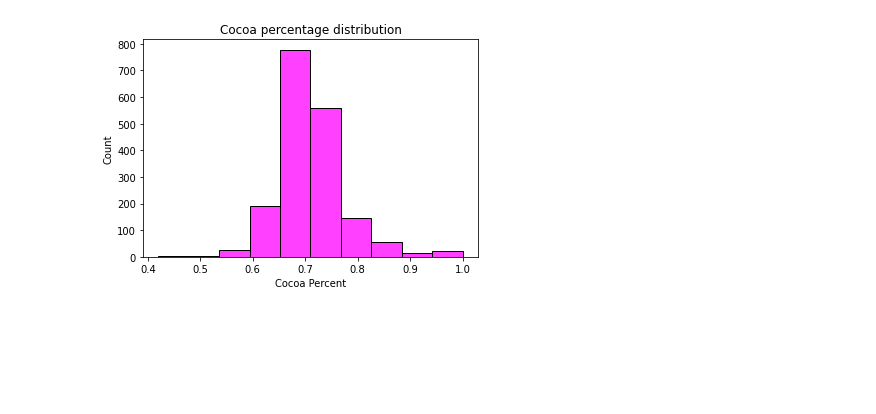
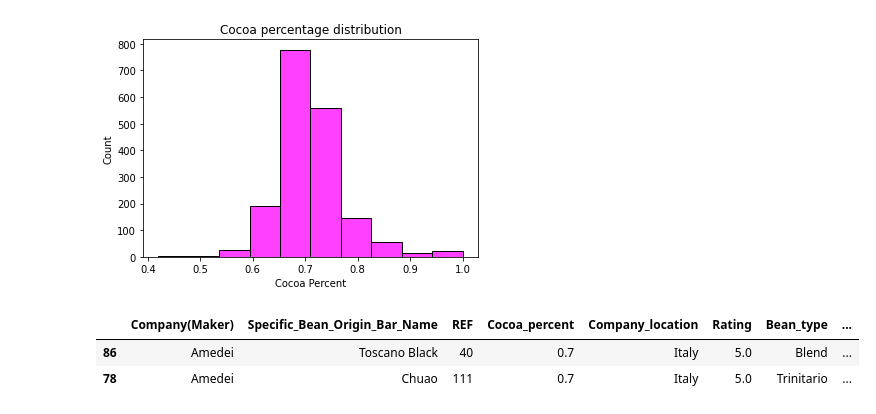
Before and after one commit to thinkinchicken/Project-2, a Jupyter notebook: Project_2.ipynb, the cells around one changed output. Drawn from its saved outputs; the diff is of its cells as text; code cells hidden in the pictures; blank space fills up the shorter version.

```diff
--- a/Project_2.ipynb
+++ b/Project_2.ipynb
@@ -415,3 +415,11 @@ plt.xlabel('Cocoa Percent')
 plt.title('Cocoa percentage distribution');
 # %% [output]
 [figure]
+# %%
+top = df.loc[df['Rating']==5]
+# %%
+top
+# %% [output]
+|  | Company(Maker) | Specific_Bean_Origin_Bar_Name | REF | Cocoa_percent | Company_location | Rating | Bean_type | ... |
+| 86 | Amedei | Toscano Black | 40 | 0.7 | Italy | 5.0 | Blend | ... |
+| 78 | Amedei | Chuao | 111 | 0.7 | Italy | 5.0 | Trinitario | ... |
```
